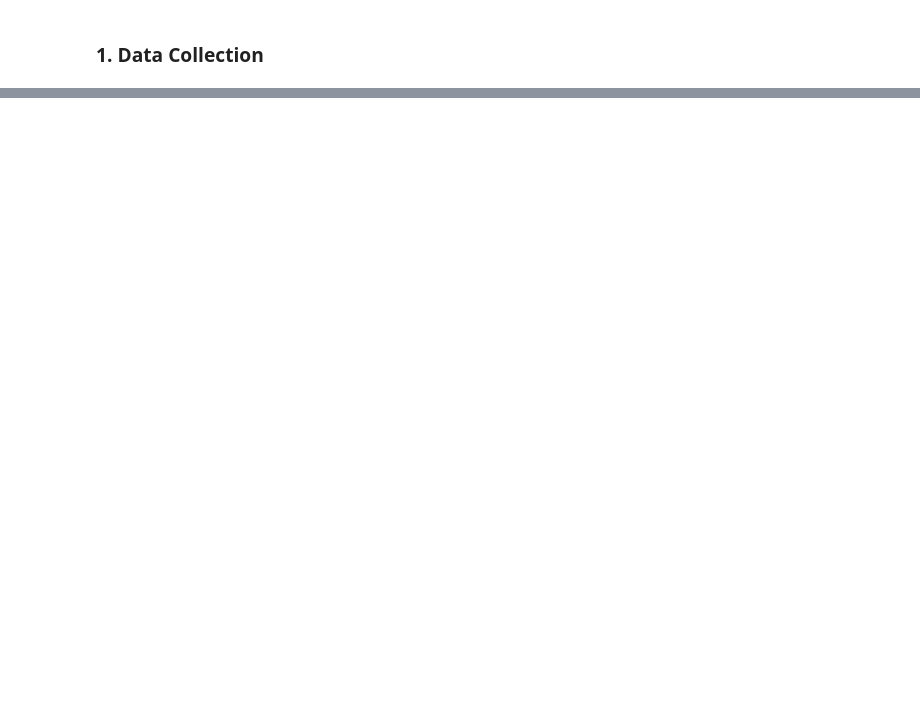
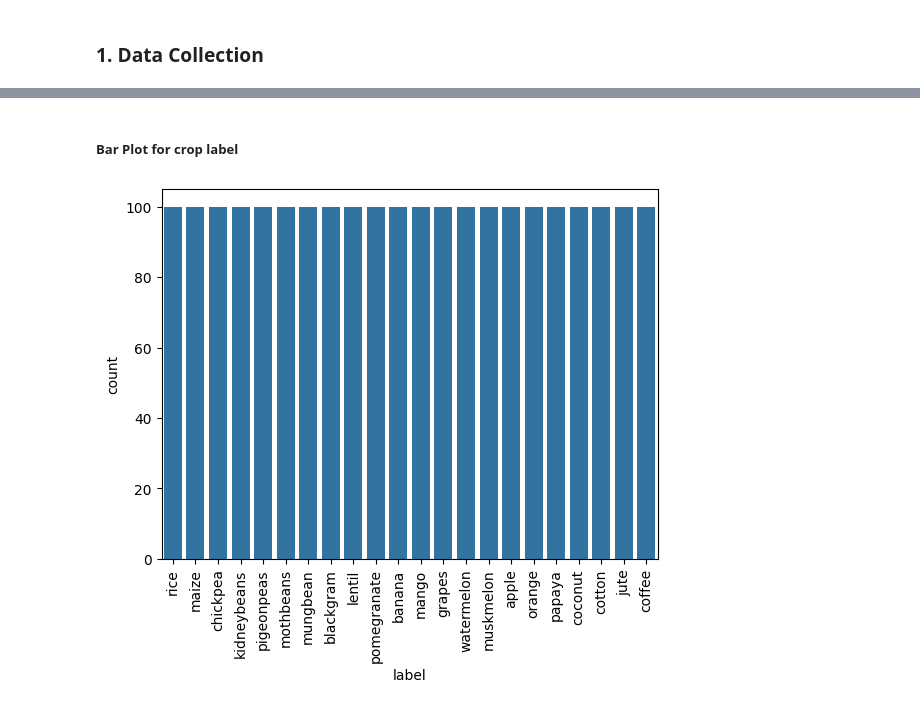
Before and after one commit to S573647/Crop-Analysis, a Jupyter notebook: crop-analysis.ipynb, the cells around one changed output, grey strips where cells are left out. Drawn from its saved outputs; the diff is of its cells as text; code cells hidden in the pictures; blank space fills up the shorter version.

Commit message:
Exploratory data analysis

```diff
--- a/crop-analysis.ipynb
+++ b/crop-analysis.ipynb
@@ -22,0 +155,9 @@ dataframe = pd.read_csv('crop_recommendation.csv')
+# %% [markdown]
+##### Bar Plot for crop label
+# %%
+# Count plot for categorical variables
+sns.countplot(x='label', data=dataframe)
+plt.xticks(rotation=90)
+plt.show()
+# %% [output]
+[figure, added]
```
Also changed, not shown: parts of 24 cells of this notebook.
